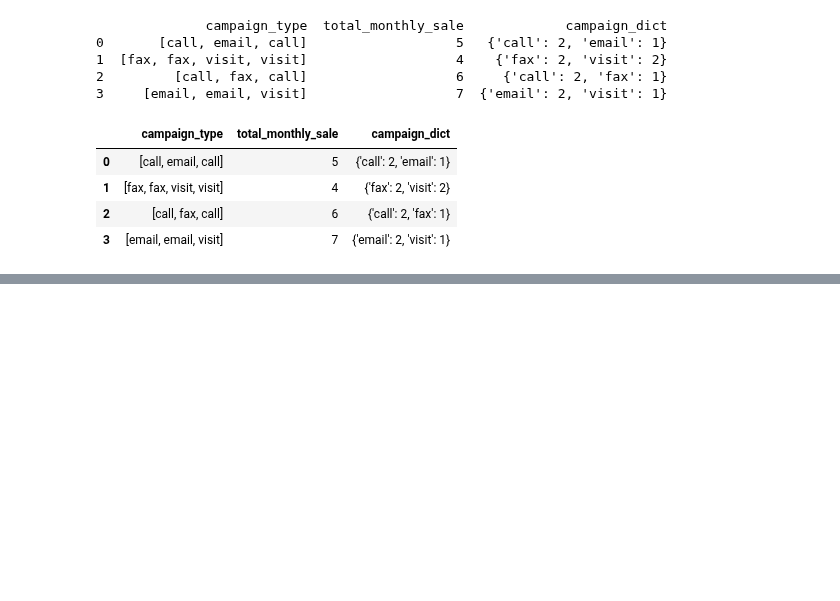
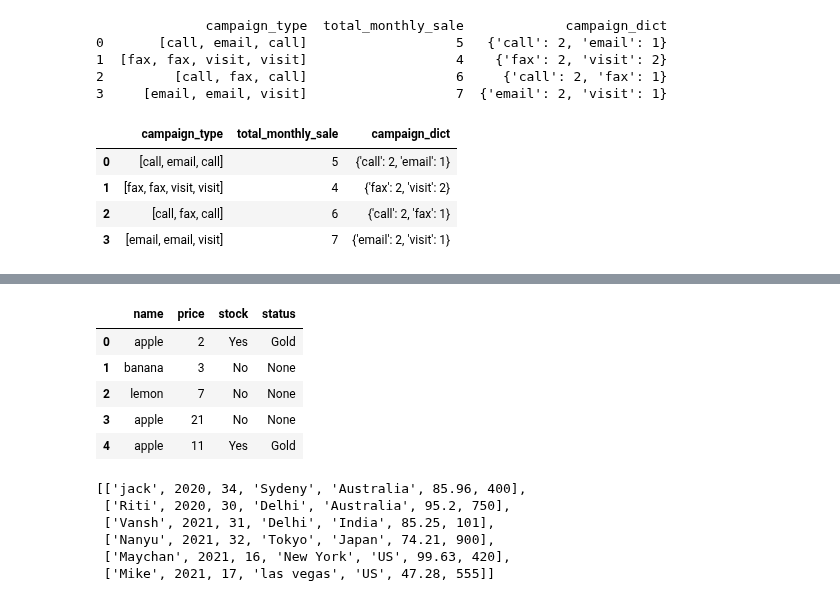
Before and after one commit to samirhinojosa/OC-P3-design-application-public-health, a Jupyter notebook: Untitled1.ipynb, the cells around one changed output, grey strips where cells are left out. Drawn from its saved outputs; the diff is of its cells as text; code cells hidden in the pictures; blank space fills up the shorter version.

```diff
--- a/Untitled1.ipynb
+++ b/Untitled1.ipynb
@@ -38,0 +99,10 @@ df
+# %%
+import pandas as pd
+df = pd.DataFrame({
+    'name':
+    ['apple','banana','lemon','apple','apple'],
+    'price':
+    [2,3,7,21,11],
+    'stock':
+    ['Yes','No','No','No','Yes']
+})
@@ -38,0 +118,2 @@ df
+# %%
+df["status"] = None
@@ -38,0 +122,11 @@ df
+# %%
+df.loc[(df["name"] == "apple") & (df["stock"] == "Yes"), "status"] = "Gold"
+# %%
+df
+# %% [output]
+|  | name | price | stock | status |
+| 0 | apple | 2 | Yes | Gold |
+| 1 | banana | 3 | No | None |
+| 2 | lemon | 7 | No | None |
+| 3 | apple | 21 | No | None |
+| 4 | apple | 11 | Yes | Gold |
@@ -38,0 +141,9 @@ df
+# %%
+students
+# %% [output]
+[['jack', 2020, 34, 'Sydeny', 'Australia', 85.96, 400],
+ ['Riti', 2020, 30, 'Delhi', 'Australia', 95.2, 750],
+ ['Vansh', 2021, 31, 'Delhi', 'India', 85.25, 101],
+ ['Nanyu', 2021, 32, 'Tokyo', 'Japan', 74.21, 900],
+ ['Maychan', 2021, 16, 'New York', 'US', 99.63, 420],
+ ['Mike', 2021, 17, 'las vegas', 'US', 47.28, 555]]
```
Also changed, not shown: parts of 25 cells of this notebook.
